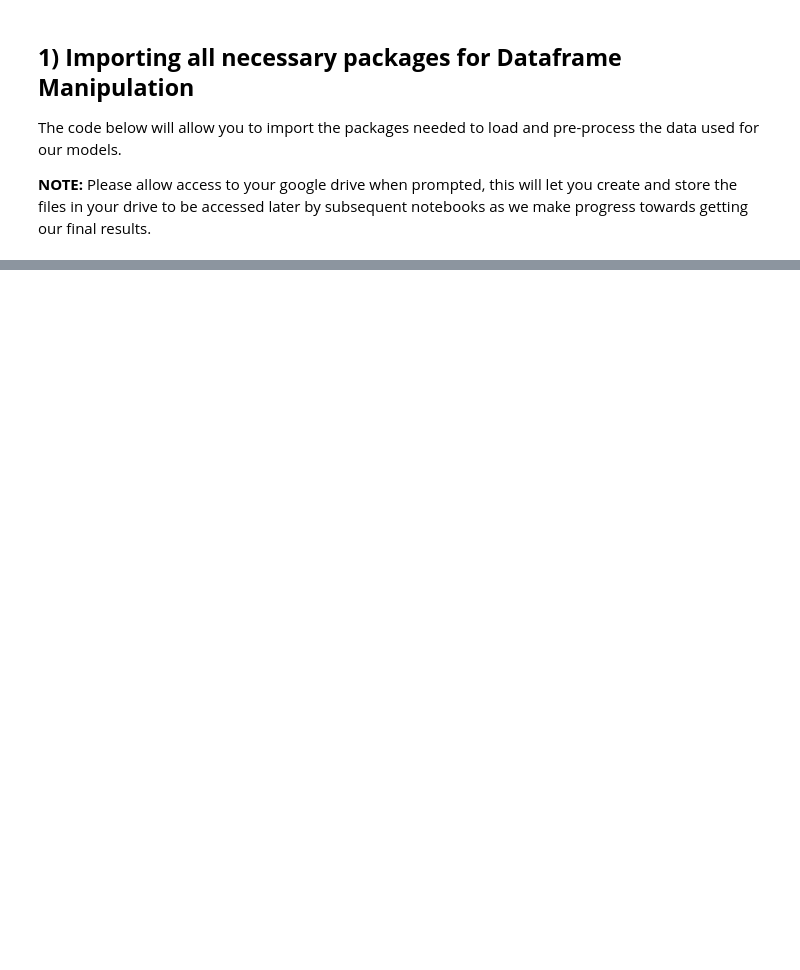
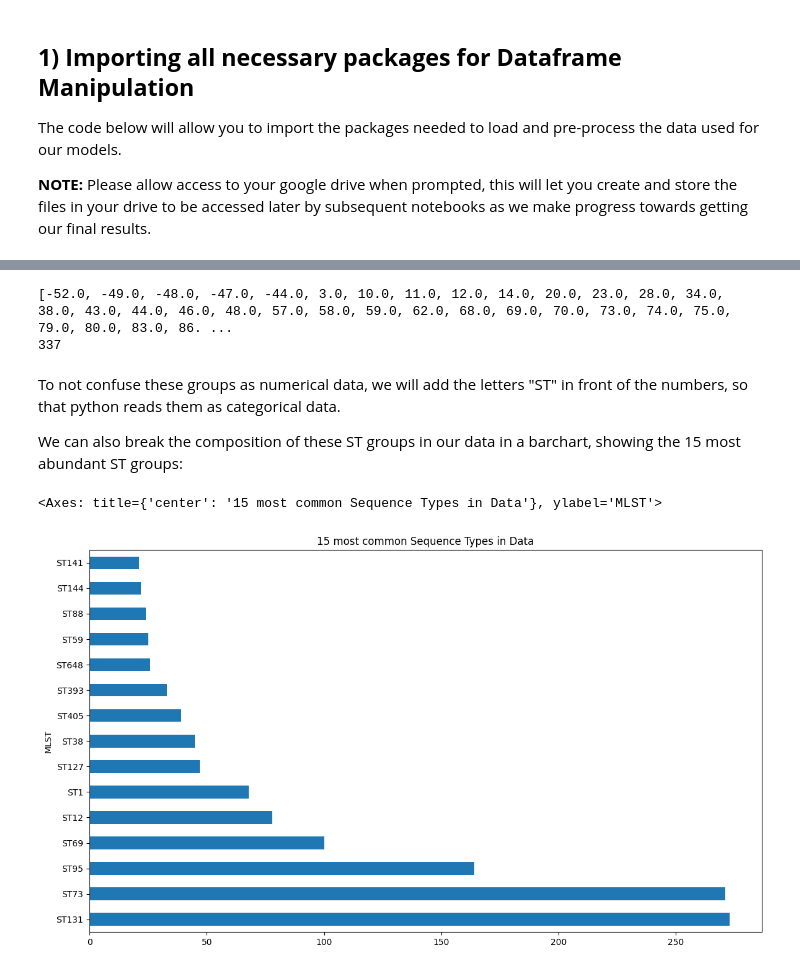
Before and after one commit to Lucy-Moctezuma/ML-Tutorial-for-Antibiotic-Resistance-Predictions-for-E.-Coli, a Jupyter notebook: 1)_Loading_and_Preparing_Data_for_ML_Models.ipynb, the cells around one changed output, grey strips where cells are left out. Drawn from its saved outputs; the diff is of its cells as text; code cells hidden in the pictures; blank space fills up the shorter version.

```diff
--- a/1)_Loading_and_Preparing_Data_for_ML_Models.ipynb
+++ b/1)_Loading_and_Preparing_Data_for_ML_Models.ipynb
@@ -57,11 +64,8 @@ The code below will load the datasets we use from Moragadivand's github page (li
 # %%
 # assign to url variable for each csv file
-metadata_url = 'https://raw.githubusercontent.com/DaneshMoradigaravand/PanPred/master/test_data/Metadata.csv'
+metadata_url = 'https://raw.githubusercontent.com/Lucy-Moctezuma/ML-Tutorial-for-Antibiotic-Resistance-Predictions-for-E.-Coli/main/Datasets/Metadata.csv'
 gene_presence_url = 'https://raw.githubusercontent.com/DaneshMoradigaravand/PanPred/master/test_data/AccessoryGene.csv'
-pop_struc_url = 'https://raw.githubusercontent.com/DaneshMoradigaravand/PanPred/master/test_data/PopulationStructure.csv_labelencoded.csv'
-
 
 # load the three csv files into the notebook
 metadata = pd.read_csv(metadata_url)
 gene_presence_data = pd.read_csv(gene_presence_url)
-pop_struc_data = pd.read_csv(pop_struc_url)
@@ -114,0 +136,29 @@ The code above can show us the shape of our entire dataframe in the following fo
+# %%
+# This prints the mlst sequence types the strains belong to
+mlst_list = metadata["MLST"].unique()
+mlst_list = mlst_list[np.logical_not(np.isnan(mlst_list))]
+print(sorted(mlst_list))
+print(len(mlst_list))
+# %% [output]
+[-52.0, -49.0, -48.0, -47.0, -44.0, 3.0, 10.0, 11.0, 12.0, 14.0, 20.0, 23.0, 28.0, 34.0, 38.0, 43.0, 44.0, 46.0, 48.0, 57.0, 58.0, 59.0, 62.0, 68.0, 69.0, 70.0, 73.0, 74.0, 75.0, 79.0, 80.0, 83.0, 86. ...
+337
+# %% [markdown]
+To not confuse these groups as numerical data, we will add the letters "ST" in front of the numbers, so that python reads them as categorical data.
+
+We can also break the composition of these ST groups in our data in a barchart, showing the 15 most abundant ST groups:
+# %%
+# Check that MLST column is numeric
+if is_numeric_dtype(metadata['MLST']):
+  # If it is, Add ST infront of numbers to make them into categorical data and strip .0
+  metadata['MLST'] = 'ST' + metadata['MLST'].astype(str)
+  metadata['MLST'] = metadata['MLST'].map(lambda x: x.rstrip('.0'))
+else:
+  # If not then make no changes
+  metadata['MLST']
+
+# making bar graph to show how many strains we have for each ST group
+bplotdata = metadata['MLST'].value_counts().sort_values(ascending = False).head(15)
+bplotdata.plot(kind='barh',figsize=(14,8),title="15 most common Sequence Types in Data")
+# %% [output]
+<Axes: title={'center': '15 most common Sequence Types in Data'}, ylabel='MLST'>
+[figure, added]
```
Also changed, not shown: parts of 59 cells of this notebook.
